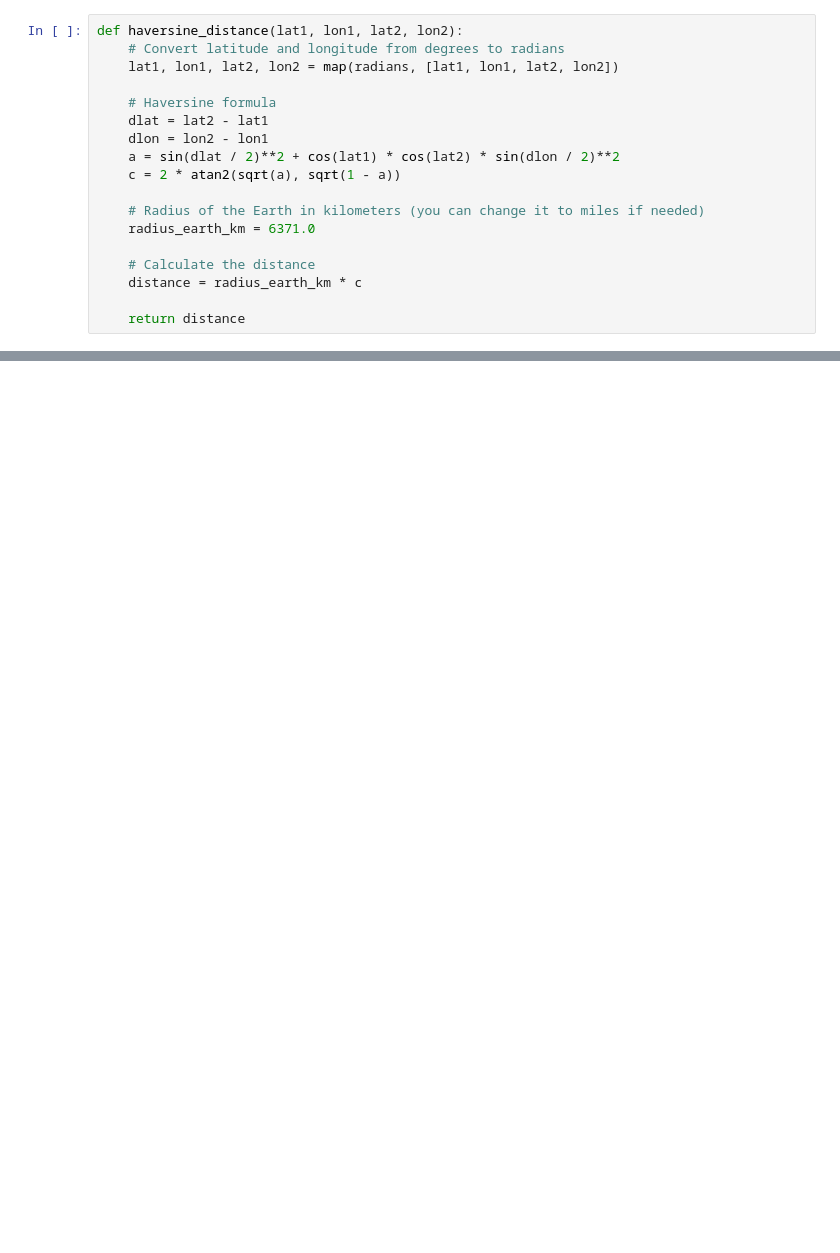
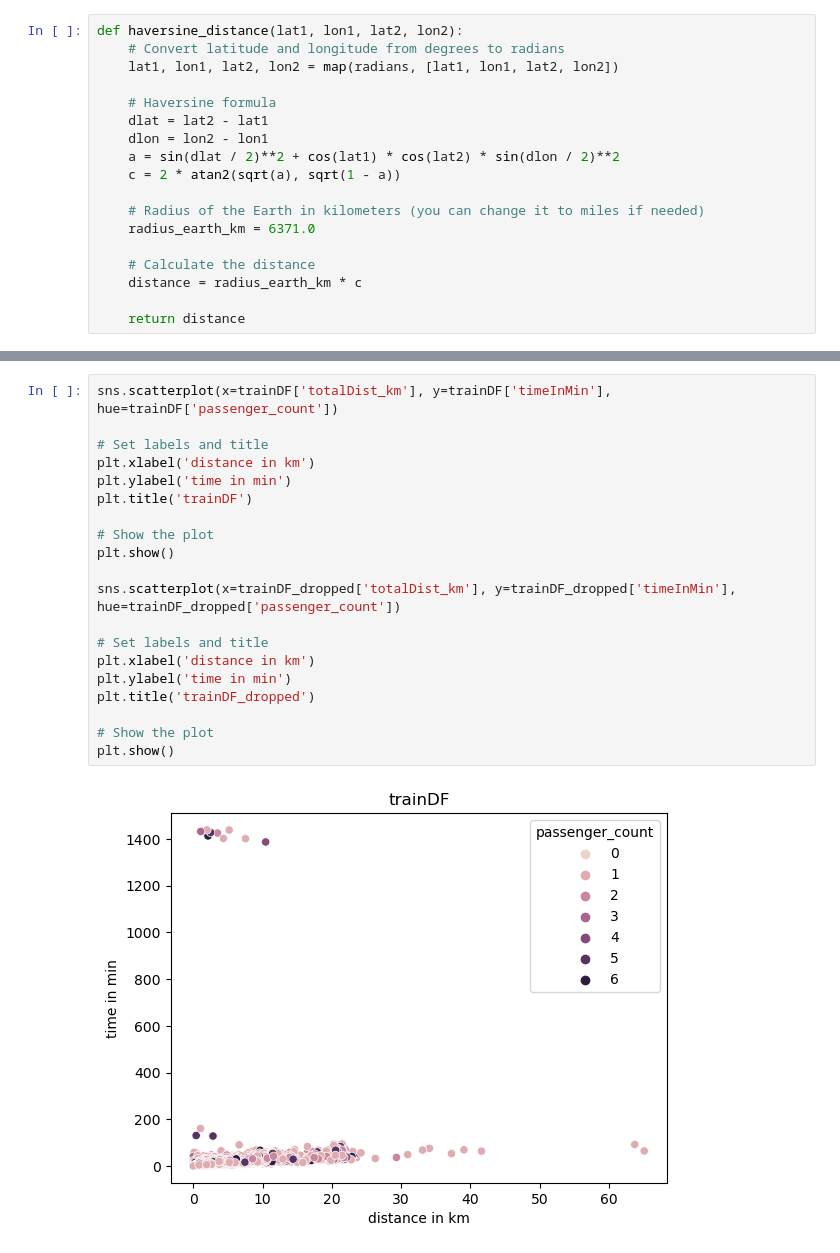
Before and after one commit to ZachMajernik/DataScience2, a Jupyter notebook: Predict/TaxiDrivingDistance.ipynb, the cells around one changed output, grey strips where cells are left out. Drawn from its saved outputs; the diff is of its cells as text; blank space fills up the shorter version.

```diff
--- a/Predict/TaxiDrivingDistance.ipynb
+++ b/Predict/TaxiDrivingDistance.ipynb
@@ -110,0 +206,22 @@ plt.show()
+# %%
+sns.scatterplot(x=trainDF['totalDist_km'], y=trainDF['timeInMin'], hue=trainDF['passenger_count'])
+
+# Set labels and title
+plt.xlabel('distance in km')
+plt.ylabel('time in min')
+plt.title('trainDF')
+
+# Show the plot
+plt.show()
+
+sns.scatterplot(x=trainDF_dropped['totalDist_km'], y=trainDF_dropped['timeInMin'], hue=trainDF_dropped['passenger_count'])
+
+# Set labels and title
+plt.xlabel('distance in km')
+plt.ylabel('time in min')
+plt.title('trainDF_dropped')
+
+# Show the plot
+plt.show()
+# %% [output]
+[figure, added]
```
Also changed, not shown: parts of 14 cells of this notebook, 1 other file.
